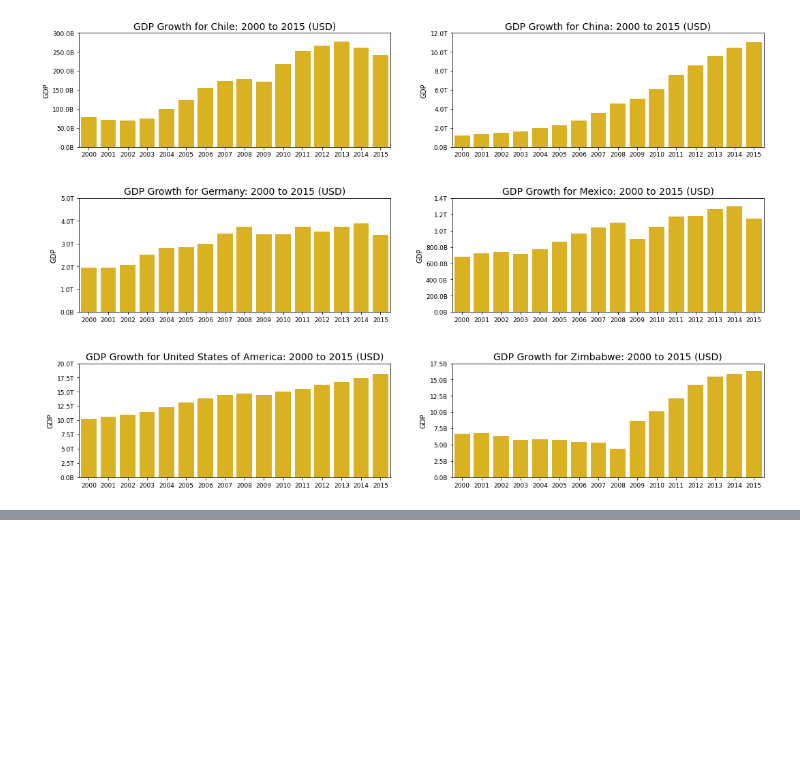
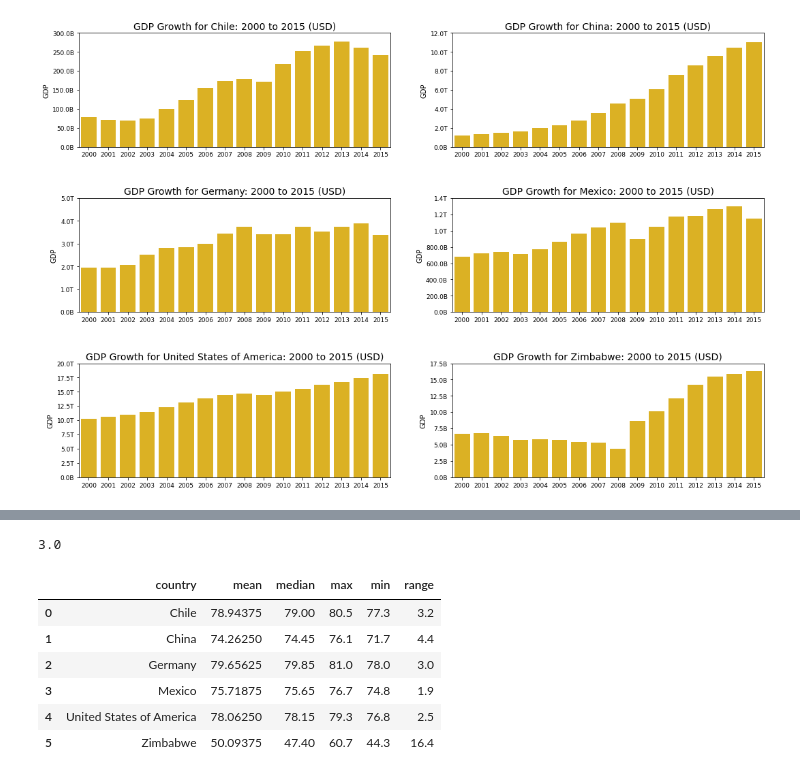
Before and after one commit to rj-pal/Codecademy, a Jupyter notebook: Life-Expectancy-and-GDP-Starter/life_expectancy_gdp.ipynb, the cells around one changed output, grey strips where cells are left out. Saved outputs shown, nothing was run; the diff lists cells and outputs as text; code cells hidden in the pictures; blank space fills up the shorter version.

```diff
--- a/Life-Expectancy-and-GDP-Starter/life_expectancy_gdp.ipynb
+++ b/Life-Expectancy-and-GDP-Starter/life_expectancy_gdp.ipynb
@@ -204,0 +224,18 @@ plt.show()
+# %%
+life_stats = data.groupby('country')['life_expectancy'].agg(['mean', 'median','max', 'min',]).reset_index()
+# %%
+life_stats['range'] = life_stats['max'] - life_stats['min']
+# %%
+life_stats.range[:-1].mean()
+# %% [output]
+3.0
+# %%
+life_stats
+# %% [output]
+|  | country | mean | median | max | min | range |
+| 0 | Chile | 78.94375 | 79.00 | 80.5 | 77.3 | 3.2 |
+| 1 | China | 74.26250 | 74.45 | 76.1 | 71.7 | 4.4 |
+| 2 | Germany | 79.65625 | 79.85 | 81.0 | 78.0 | 3.0 |
+| 3 | Mexico | 75.71875 | 75.65 | 76.7 | 74.8 | 1.9 |
+| 4 | United States of America | 78.06250 | 78.15 | 79.3 | 76.8 | 2.5 |
+| 5 | Zimbabwe | 50.09375 | 47.40 | 60.7 | 44.3 | 16.4 |
```
Also changed, not shown: parts of 7 cells of this notebook, 4 other files.
